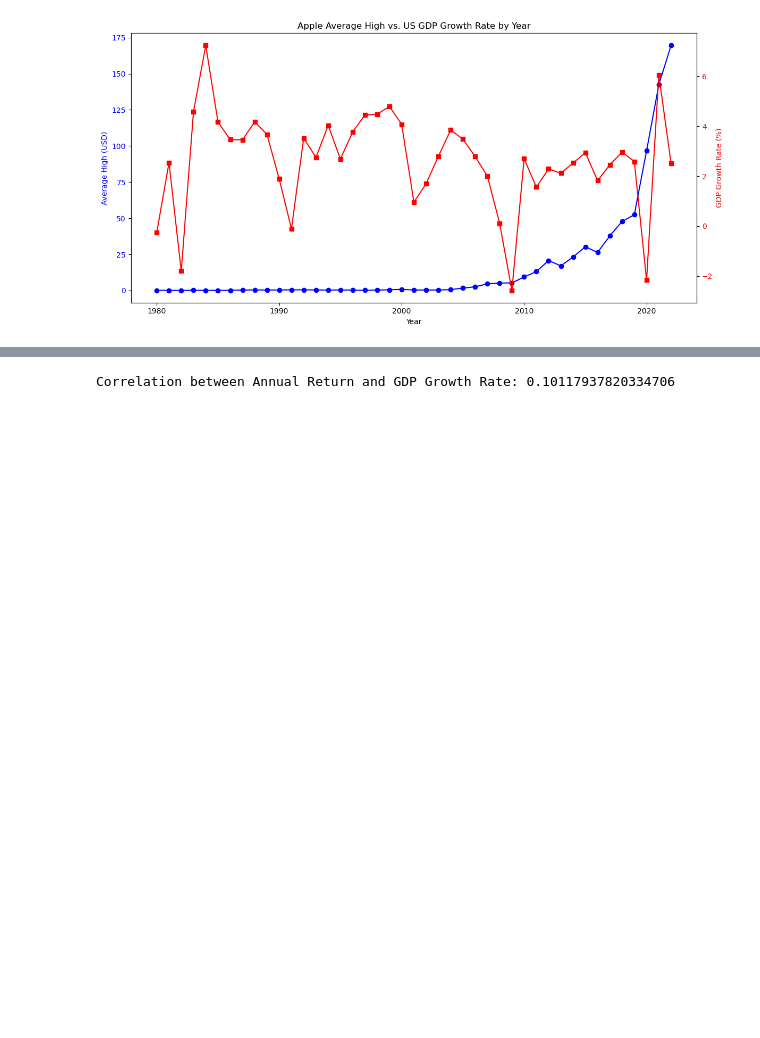
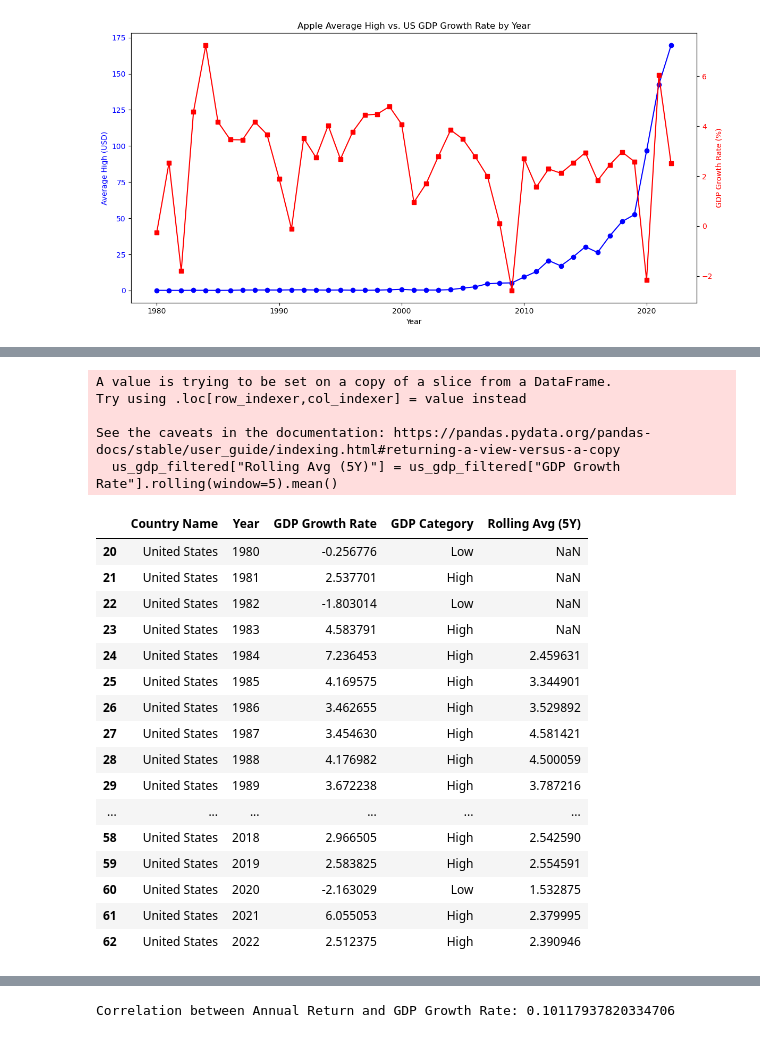
Before and after one commit to RaoooFu/Project-1111, a Jupyter notebook: Main.ipynb, the cells around one changed output, grey strips where cells are left out. Drawn from its saved outputs; the diff is of its cells as text; code cells hidden in the pictures; blank space fills up the shorter version.

```diff
--- a/Main.ipynb
+++ b/Main.ipynb
@@ -260,0 +324,27 @@ Name: Annual Return, dtype: float64
+# %%
+# Compute a 5-year rolling average for GDP Growth
+us_gdp_filtered["Rolling Avg (5Y)"] = us_gdp_filtered["GDP Growth Rate"].rolling(window=5).mean()
+us_gdp_filtered
+# %% [output]
+A value is trying to be set on a copy of a slice from a DataFrame.
+Try using .loc[row_indexer,col_indexer] = value instead
+
+See the caveats in the documentation: https://pandas.pydata.org/pandas-docs/stable/user_guide/indexing.html#returning-a-view-versus-a-copy
+  us_gdp_filtered["Rolling Avg (5Y)"] = us_gdp_filtered["GDP Growth Rate"].rolling(window=5).mean()
+|  | Country Name | Year | GDP Growth Rate | GDP Category | Rolling Avg (5Y) |
+| 20 | United States | 1980 | -0.256776 | Low | NaN |
+| 21 | United States | 1981 | 2.537701 | High | NaN |
+| 22 | United States | 1982 | -1.803014 | Low | NaN |
+| 23 | United States | 1983 | 4.583791 | High | NaN |
+| 24 | United States | 1984 | 7.236453 | High | 2.459631 |
+| 25 | United States | 1985 | 4.169575 | High | 3.344901 |
+| 26 | United States | 1986 | 3.462655 | High | 3.529892 |
+| 27 | United States | 1987 | 3.454630 | High | 4.581421 |
+| 28 | United States | 1988 | 4.176982 | High | 4.500059 |
+| 29 | United States | 1989 | 3.672238 | High | 3.787216 |
+| ... | ... | ... | ... | ... | ... |
+| 58 | United States | 2018 | 2.966505 | High | 2.542590 |
+| 59 | United States | 2019 | 2.583825 | High | 2.554591 |
+| 60 | United States | 2020 | -2.163029 | Low | 1.532875 |
+| 61 | United States | 2021 | 6.055053 | High | 2.379995 |
+| 62 | United States | 2022 | 2.512375 | High | 2.390946 |
```
Also changed, not shown: parts of 10 cells of this notebook, 2 other files.
